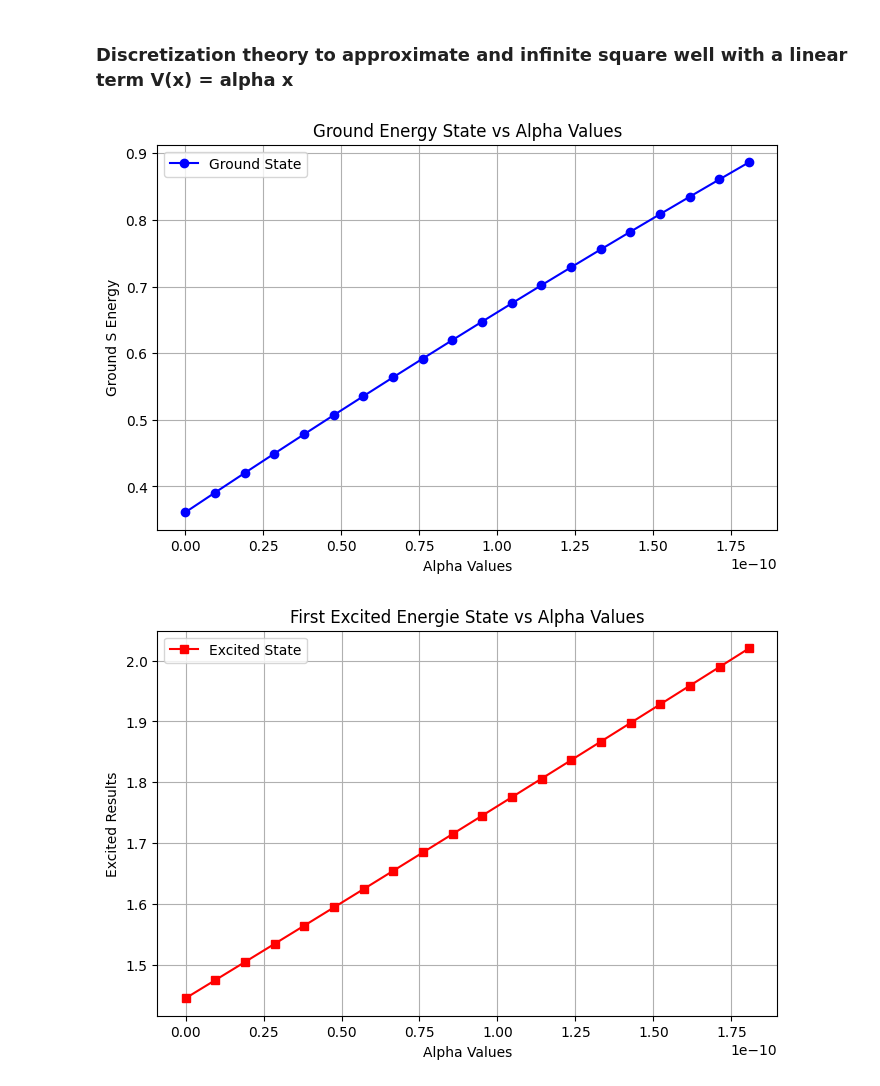
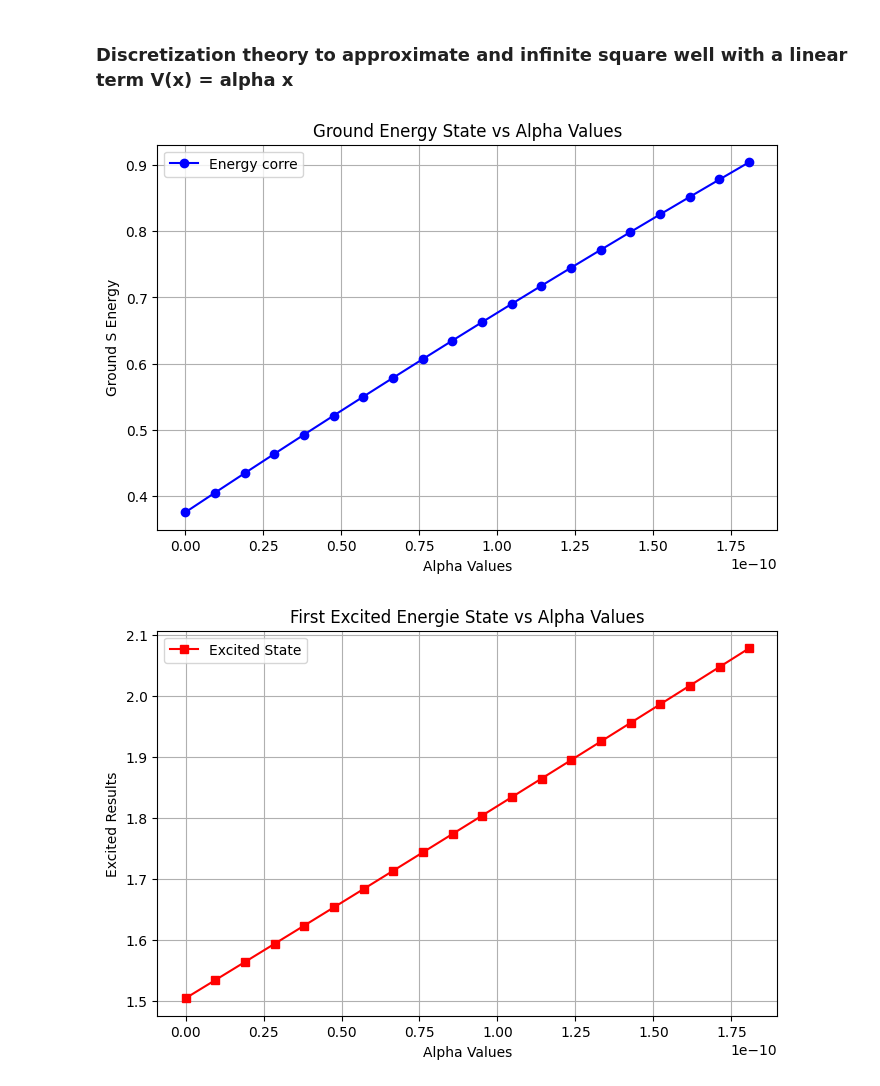
Before and after one commit to GijsKUU/QuantumMechanicsPractical1, a Jupyter notebook: Discretization.ipynb, the cells around one changed output. Cells and saved outputs as stored; diff of their text form; code cells hidden in the pictures.

Commit message:
fix: boundary condition compliance for infinite square well

```diff
--- a/Discretization.ipynb
+++ b/Discretization.ipynb
@@ -22,70 +22,70 @@ num_steps = 20
 alpha_values = np.linspace(alpha_min, alpha_max, num_steps)
 
 def discretization(L, Steps, m, alpha):
-    # define the steo size
+    # define the step size
     a = L / Steps
 
     J = constants.hbar**2 / (2 * m * a**2)
 
-    # introduce matrix
-    #   ->  -J + 2 * J (diagonal index) - J
-    Hamiltonian = [0] * (Steps+1)
 
-    for i in range(Steps+1):
-        row = [0] * (Steps+1)
+    # We solve for the internal points (Steps-1) to enforce psi=0 at boundaries
+    N_internal = Steps - 1
+    H = np.zeros((N_internal, N_internal))
 
-        for j in range(Steps+1):
-            if i == j:
-                row[j] = 2 * J + V(i, a, alpha)
-            if abs(j-i) == 1:
-                row[j] = - J
+    for i in range(N_internal):
+        # x_i corresponds to the i+1-th step because we skip the 0-th boundary
+        x_i = (i + 1) * a
 
-        Hamiltonian[i] = row
+        # Diagonal: 2J + V(x)
+        H[i, i] = 2 * J + alpha * x_i
 
-    # calculate eigenvalues
-    #   ->  calculate wave function psi_n at each discretization step
-    eigenEnergies = LA.eig(Hamiltonian).eigenvalues
+        # Off-diagonals: -J
+        if i > 0:
+            H[i, i-1] = -J
+        if i < N_internal - 1:
+            H[i, i+1] = -J
 
-    return eigenEnergies
+    # Directly solve for eigenvalues (pre-sorted)
+    return LA.eigvalsh(H)
 
 # potential for linear potential increase with linear term (alpha)
 def V(n,a,alpha):
     return n * a * alpha
 
-N = 100 # amount of discretized steps per wave-function
+N = 1000 # amount of discretized steps per wave-function approximation
 
 groundResults = [] # stores the ground state energies
 excitedResults = [] # stores the first excited energies
 
 
 for alpha in alpha_values:
     singleResult = sorted(discretization(well_length,N,particle_mass,alpha))
 
     groundResults.append(singleResult[0]/constants.electron_volt)
     excitedResults.append(singleResult[1]/constants.electron_volt)
 
 groundResults = np.array(groundResults)
 excitedResults = np.array(excitedResults)
 
 plt.figure(figsize=(8, 5))
-plt.plot(alpha_values, groundResults, label='Ground State', color='blue', marker='o')
+plt.plot(alpha_values, groundResults, label='Energy corre', color='blue', marker='o')
 plt.title('Ground Energy State vs Alpha Values')
 plt.xlabel('Alpha Values')
 plt.ylabel('Ground S Energy')
 plt.grid(True)
 plt.legend()
 
 # 2. Create the second figure for Excited Results
 plt.figure(figsize=(8, 5))
 plt.plot(alpha_values, excitedResults, label='Excited State', color='red', marker='s')
 plt.title('First Excited Energie State vs Alpha Values')
 plt.xlabel('Alpha Values')
 plt.ylabel('Excited Results')
 plt.grid(True)
 plt.legend()
 
 # Display both windows
 plt.show()
 # %% [output]
-[figure, old version]
+[figure, new version]
-[figure, old version]
+[figure, new version]
```
